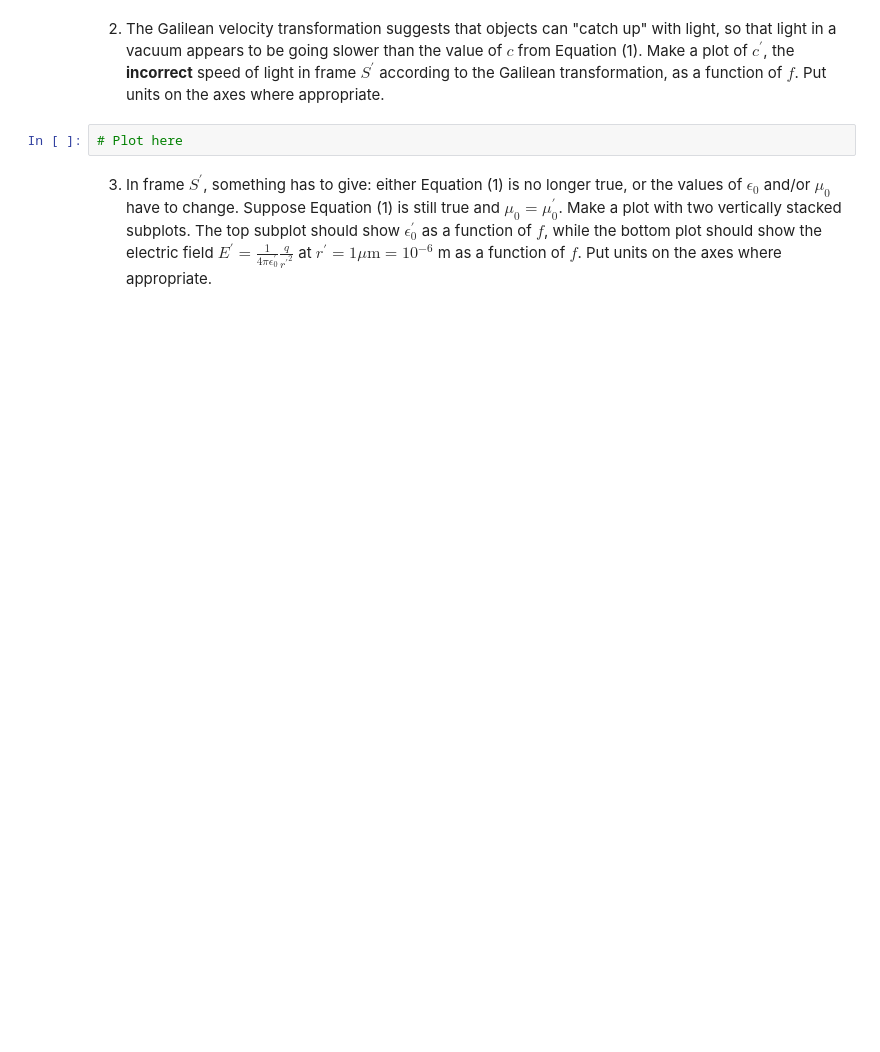
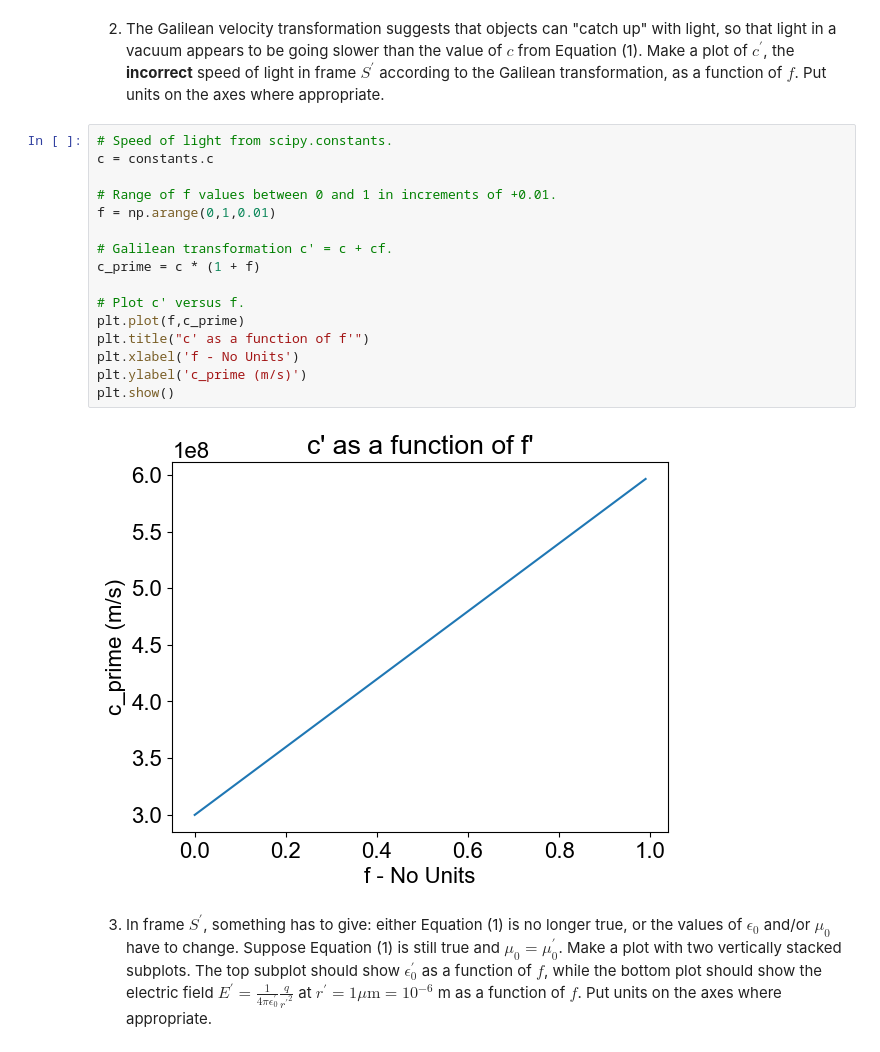
Before and after one commit to mkaehler-ud/PHYS309, a Jupyter notebook: assignment1.ipynb, the cells around one changed output. Saved outputs shown, nothing was run; the diff lists cells and outputs as text; blank space fills up the shorter version.

```diff
--- a/assignment1.ipynb
+++ b/assignment1.ipynb
@@ -63,7 +78,23 @@ plt.plot(E,r_prime)
     <li>The Galilean velocity transformation suggests that objects can "catch up" with light, so that light in a vacuum appears to be going slower than the value of $c$ from Equation (1). Make a plot of $c^{\prime}$, the <strong>incorrect</strong> speed of light in frame $S^{\prime}$ according to the Galilean transformation, as a function of $f$. Put units on the axes where appropriate.</li>
 </ol>
 # %%
-# Plot here
+# Speed of light from scipy.constants.
+c = constants.c
+
+# Range of f values between 0 and 1 in increments of +0.01.
+f = np.arange(0,1,0.01)
+
+# Galilean transformation c' = c + cf.
+c_prime = c * (1 + f)
+
+# Plot c' versus f.
+plt.plot(f,c_prime)
+plt.title("c' as a function of f'")
+plt.xlabel('f - No Units')
+plt.ylabel('c_prime (m/s)')
+plt.show()
+# %% [output]
+[figure, added]
 # %% [markdown]
 <ol start=3>
     <li>In frame $S^{\prime}$, something has to give: either Equation (1) is no longer true, or the values of $\epsilon_0$ and/or $\mu_0$ have to change. Suppose Equation (1) is still true and $\mu_0 = \mu_0^{\prime}$. Make a plot with two vertically stacked subplots. The top subplot should show $\epsilon_0^{\prime}$ as a function of $f$, while the bottom plot should show the electric field $E^{\prime} = \frac{1}{4 \pi \epsilon_0^{\prime}} \frac{q}{{r^{\prime}}^2}$ at $r^{\prime} = 1 \mu \mathrm{m} = 10^{-6}$ m as a function of $f$. Put units on the axes where appropriate.</li>
```
Also changed, not shown: parts of 6 cells of this notebook.
